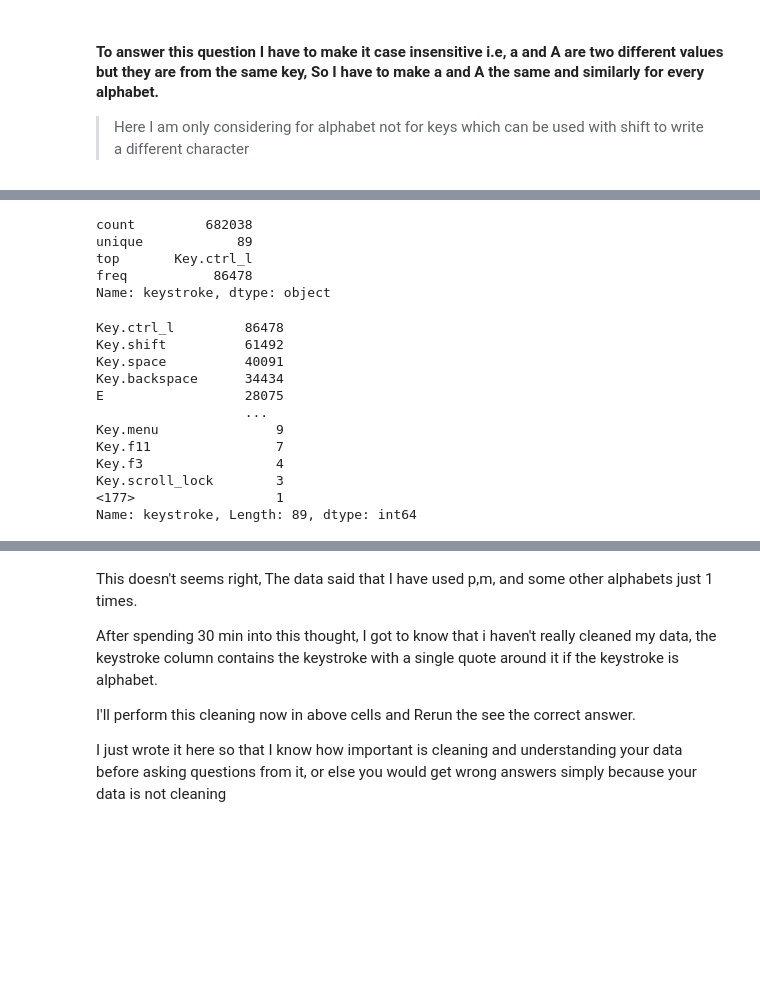
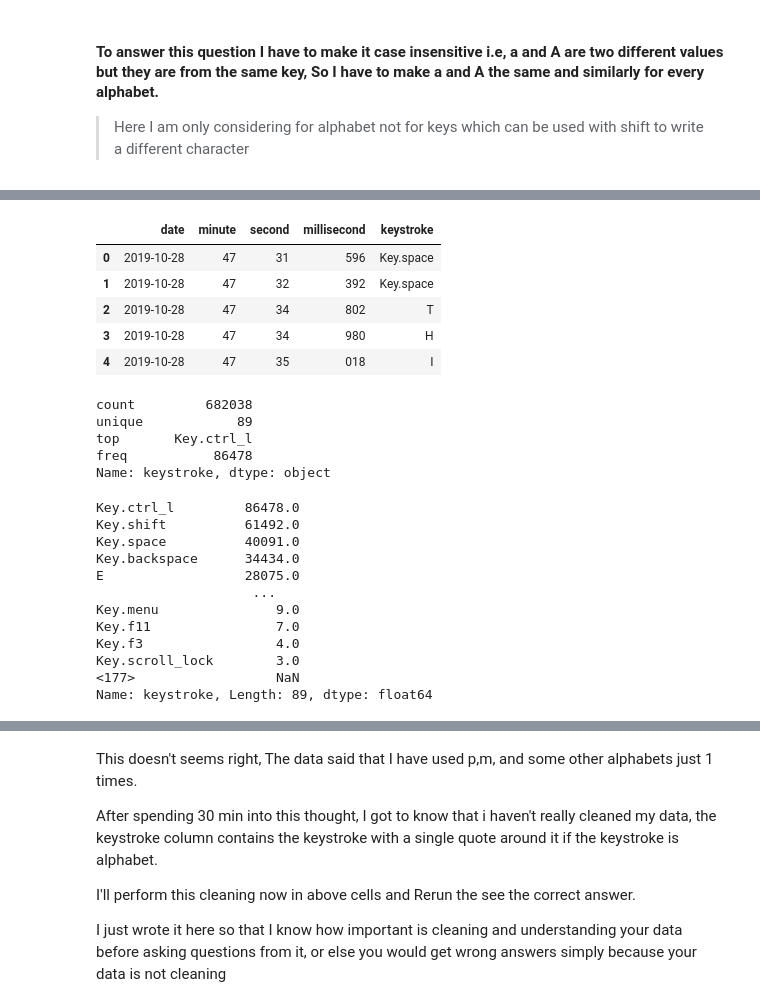
Before and after one commit to Rand0mB0t/keylog-analysis, a Jupyter notebook: Keylog_analysis.ipynb, the cells around one changed output, grey strips where cells are left out. Drawn from its saved outputs; the diff is of its cells as text; code cells hidden in the pictures; blank space fills up the shorter version.

```diff
--- a/Keylog_analysis.ipynb
+++ b/Keylog_analysis.ipynb
@@ -234,5 +231,12 @@ See the caveats in the documentation: http://pandas.pydata.org/pandas-docs/stabl
 # %%
-KEYLOG_DF_case_insensitive
+KEYLOG_DF_case_insensitive.head()
+# %% [output]
+|  | date | minute | second | millisecond | keystroke |
+| 0 | 2019-10-28 | 47 | 31 | 596 | Key.space |
+| 1 | 2019-10-28 | 47 | 32 | 392 | Key.space |
+| 2 | 2019-10-28 | 47 | 34 | 802 | T |
+| 3 | 2019-10-28 | 47 | 34 | 980 | H |
+| 4 | 2019-10-28 | 47 | 35 | 018 | I |
 # %%
 KEYLOG_DF_case_insensitive.keystroke.describe()
 # %% [output]
@@ -242,21 +246,23 @@ top       Key.ctrl_l
 freq           86478
 Name: keystroke, dtype: object
 # %%
-key_press_count_series = KEYLOG_DF_case_insensitive.keystroke.value_counts()
+key_press_count_series = KEYLOG_DF_case_insensitive.keystroke.value_counts().apply(
+    lambda x: np.NaN if x == 1 else int(x)
+    )
 key_press_count_series
 # %% [output]
-Key.ctrl_l         86478
-Key.shift          61492
-Key.space          40091
-Key.backspace      34434
-E                  28075
-                   ...
-Key.menu               9
-Key.f11                7
-Key.f3                 4
-Key.scroll_lock        3
-<177>                  1
-Name: keystroke, Length: 89, dtype: int64
+Key.ctrl_l         86478.0
+Key.shift          61492.0
+Key.space          40091.0
+Key.backspace      34434.0
+E                  28075.0
+                    ...
+Key.menu               9.0
+Key.f11                7.0
+Key.f3                 4.0
+Key.scroll_lock        3.0
+<177>                  NaN
+Name: keystroke, Length: 89, dtype: float64
 # %%
 most_used_key = key_press_count_series.idxmax()
 times_pressed = key_press_count_series.max()
```
Also changed, not shown: parts of 11 cells of this notebook.
